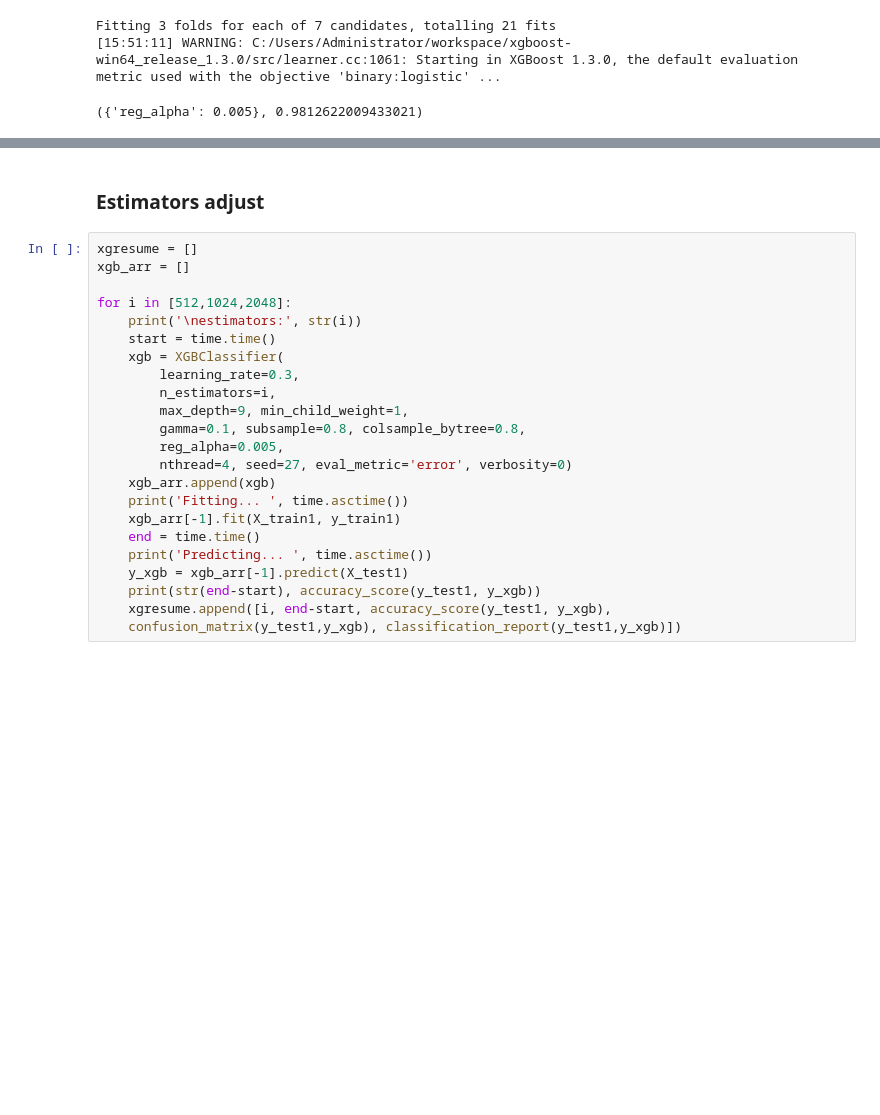
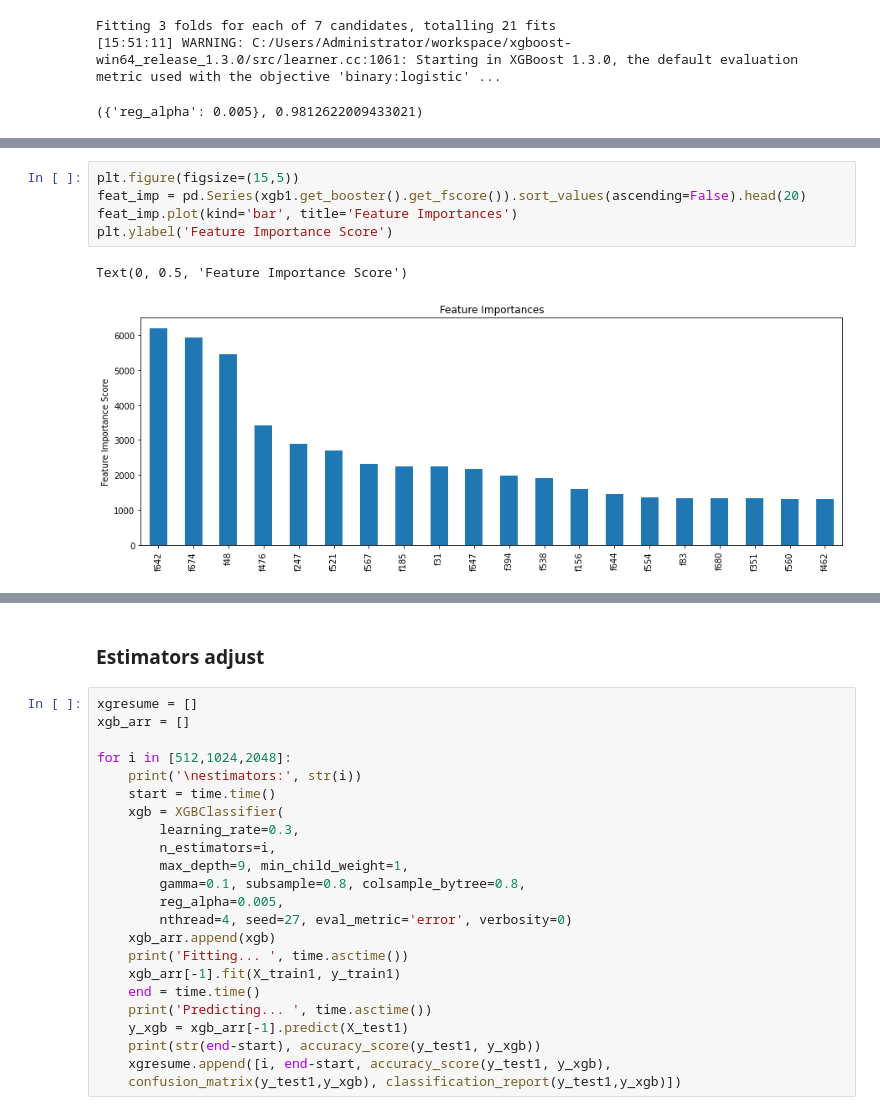
Before and after one commit to Liu-Lc/TwitterTraffic-Pty, a Jupyter notebook: TweetData/analysis/xgboost_eval.ipynb, the cells around one changed output, grey strips where cells are left out. Drawn from its saved outputs; the diff is of its cells as text; blank space fills up the shorter version.

```diff
--- a/TweetData/analysis/xgboost_eval.ipynb
+++ b/TweetData/analysis/xgboost_eval.ipynb
@@ -354,0 +378,8 @@ plt.ylabel('Feature Importance Score')
+# %%
+plt.figure(figsize=(15,5))
+feat_imp = pd.Series(xgb1.get_booster().get_fscore()).sort_values(ascending=False).head(20)
+feat_imp.plot(kind='bar', title='Feature Importances')
+plt.ylabel('Feature Importance Score')
+# %% [output]
+Text(0, 0.5, 'Feature Importance Score')
+[figure, added]
```
Also changed, not shown: parts of 12 cells of this notebook, 2 other files.
